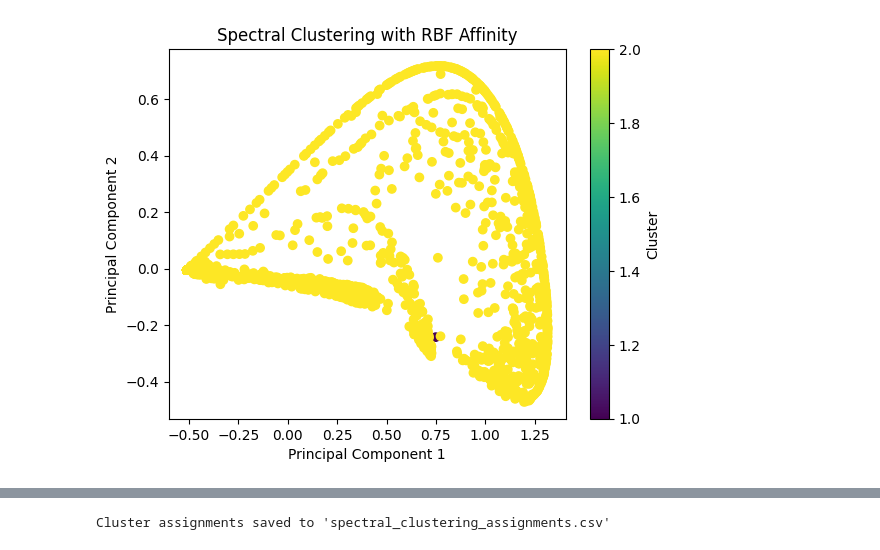
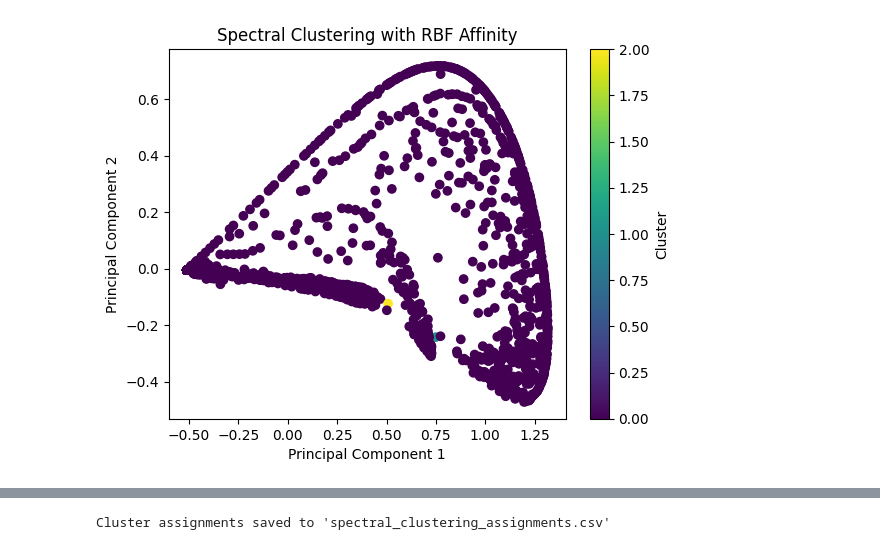
Before and after one commit to HafeezIlias/Collab, a Jupyter notebook: youtube_special_clusteringv2.ipynb, the cells around one changed output, grey strips where cells are left out. Drawn from its saved outputs; the diff is of its cells as text; code cells hidden in the pictures.

Commit message:
special clustering k=28

```diff
--- a/youtube_special_clusteringv2.ipynb
+++ b/youtube_special_clusteringv2.ipynb
@@ -29,17 +29,17 @@ X_principal = pca.fit_transform(X_normalized)
 X_principal = pd.DataFrame(X_principal, columns=['P1', 'P2'])
 # %%
 # Step 4: Apply Spectral Clustering with 'rbf' Affinity
-spectral_model_rbf = SpectralClustering(n_clusters=10, affinity='rbf', random_state=42)
+spectral_model_rbf = SpectralClustering(n_clusters=28, affinity='rbf', random_state=42)
 labels_rbf = spectral_model_rbf.fit_predict(A)
 
 # Visualize the clustering with 'rbf'
 plt.scatter(X_principal['P1'], X_principal['P2'], c=labels_rbf, cmap=plt.cm.viridis)
 plt.title("Spectral Clustering with RBF Affinity")
 plt.colorbar(label="Cluster")
 plt.xlabel("Principal Component 1")
 plt.ylabel("Principal Component 2")
 plt.show()
 # %% [output]
-[figure, old version]
+[figure, new version]
 # %%
 # Step 5: Apply Spectral Clustering with 'nearest_neighbors' Affinity
```
Also changed, not shown: parts of 3 cells of this notebook, 4 other files.
